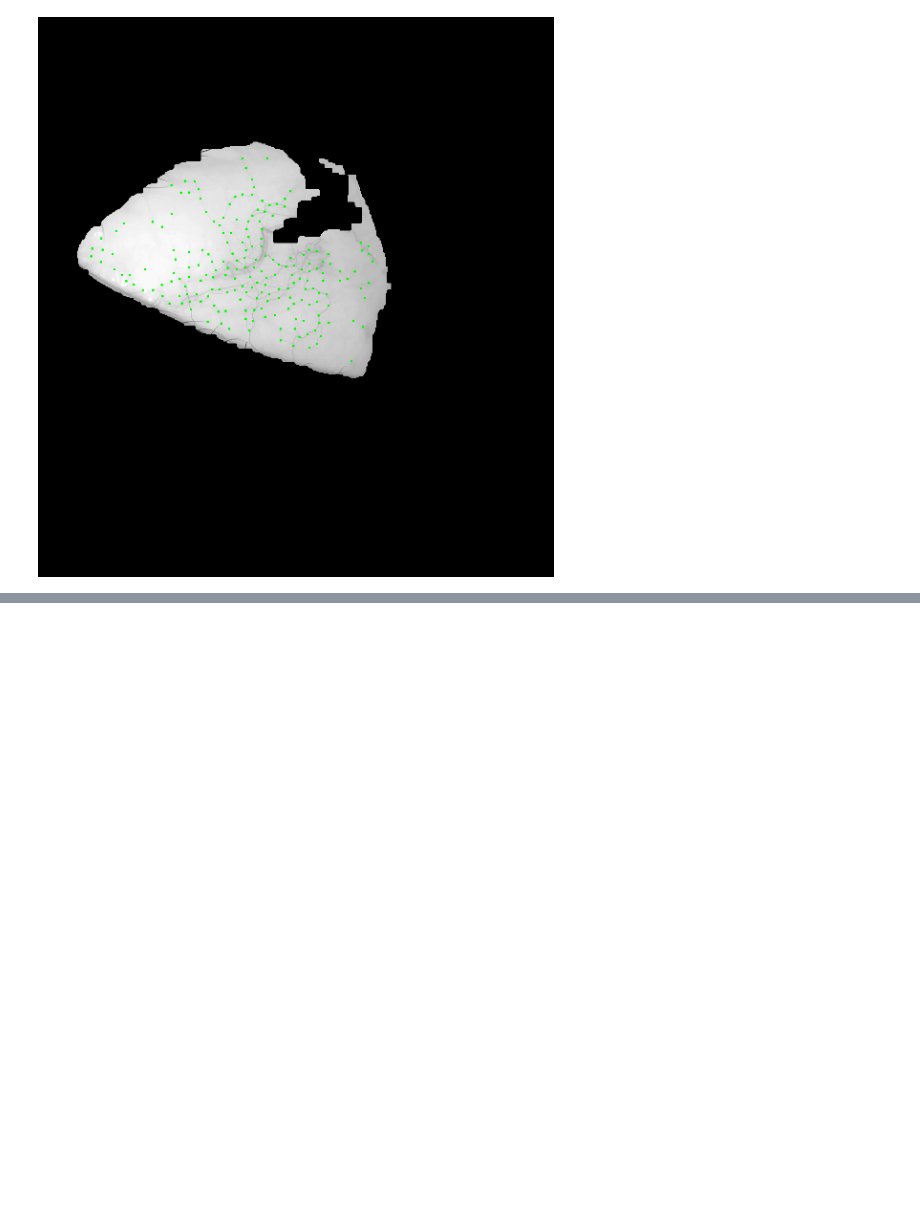
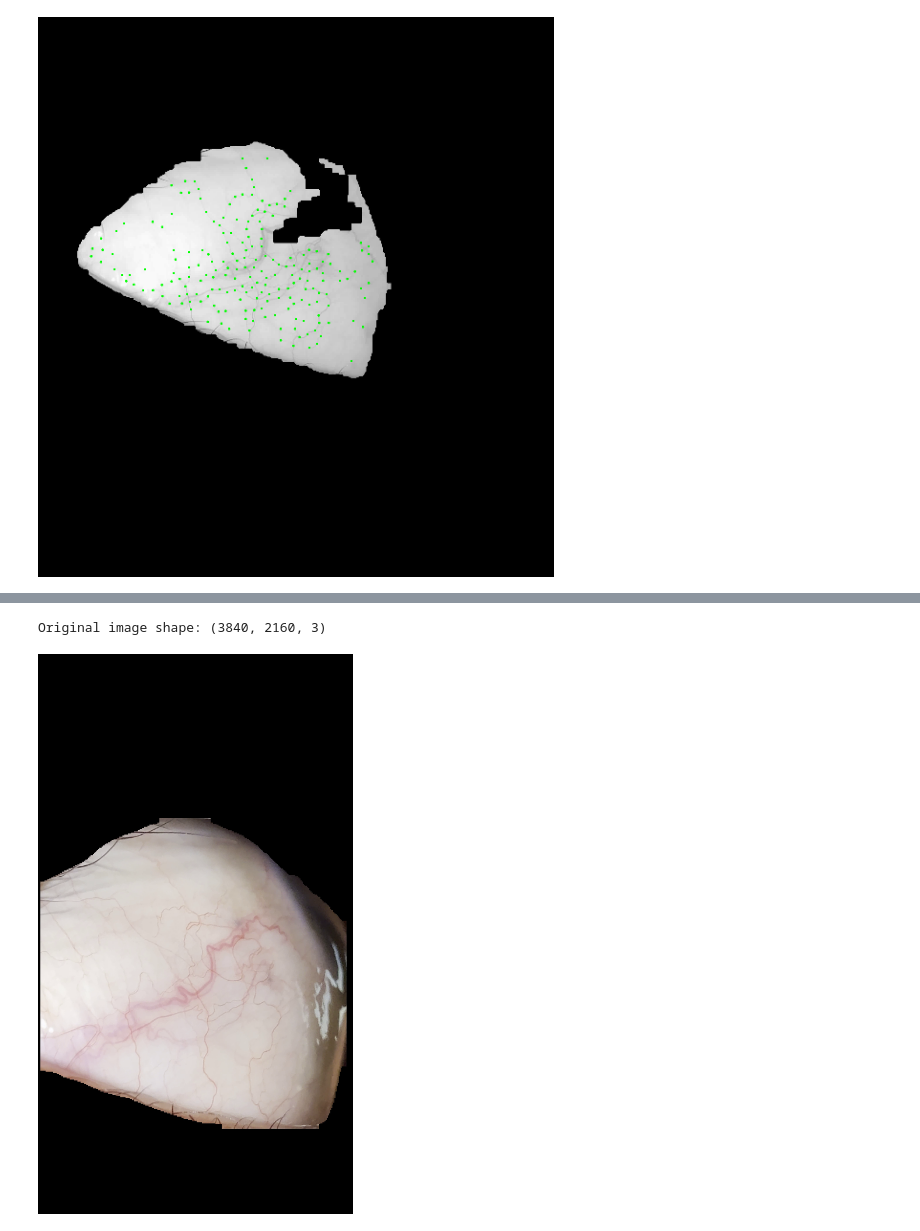
Before and after one commit to Asik007/CatsEye-Python, a Jupyter notebook: Testing.ipynb, the cells around one changed output, grey strips where cells are left out. Saved outputs shown, nothing was run; the diff lists cells and outputs as text; code cells hidden in the pictures; blank space fills up the shorter version.

```diff
--- a/Testing.ipynb
+++ b/Testing.ipynb
@@ -317,2 +302,21 @@ Stabilized video saved to output\jupyter_test\mask_stabilized_test.mp4
 # %%
-#
+import cv2
+import numpy as np
+from PIL import Image
+def show(img_rgb, scale_factor=0.25):
+    # if greyscale, convert to RGB
+    if len(img_rgb.shape) == 2:
+        img_rgb = cv2.cvtColor(img_rgb, cv2.COLOR_GRAY2RGB)
+    img_rgb = cv2.cvtColor(img_rgb, cv2.COLOR_BGR2RGB)
+    scaled_img = cv2.resize(img_rgb, (img_rgb.shape[1] // int(1/scale_factor), img_rgb.shape[0] // int(1/scale_factor)))
+    display(Image.fromarray(scaled_img))
+    return
+input_frame = r"C:\Users\dragon\Code\CatsEye-Python\output\testing_sclera\frames\frame090.png"
+off_frame = r"C:\Users\dragon\Code\CatsEye-Python\output\testing_sclera\frames\frame003.png"
+img_in = cv2.imread(input_frame)
+img_off = cv2.imread(off_frame)
+print(f"Original image shape: {img.shape}")
+show(img_in)
+# %% [output]
+Original image shape: (3840, 2160, 3)
+[figure, added]
```
Also changed, not shown: parts of 5 cells of this notebook, 33 other files.
